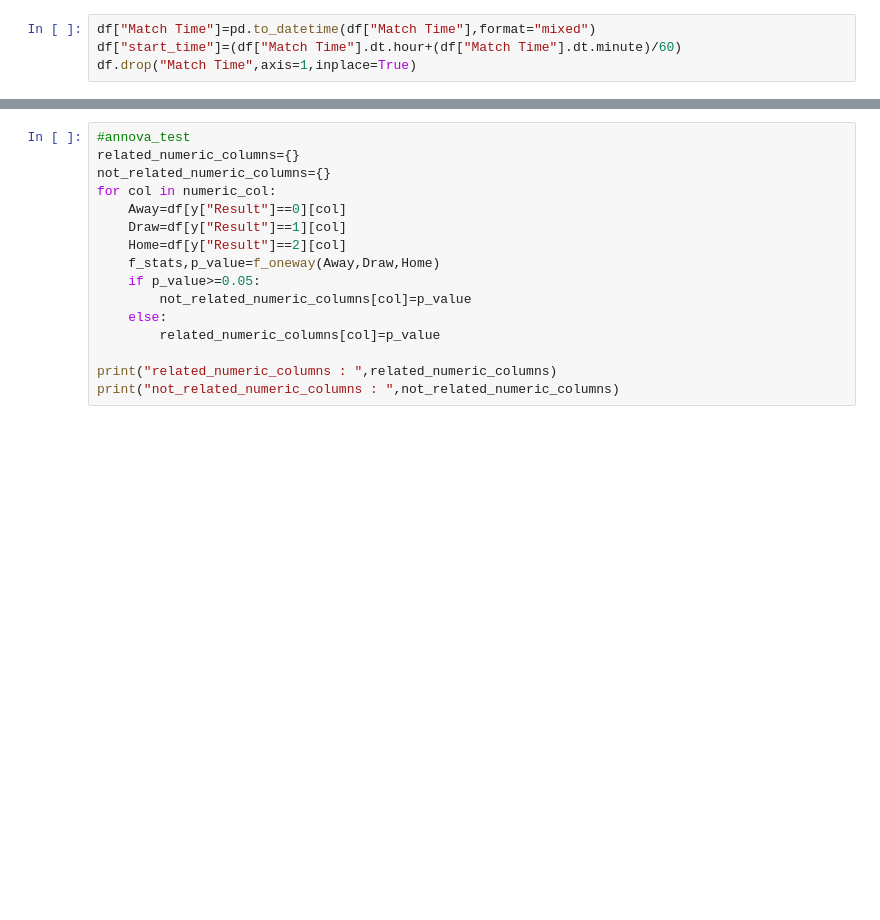
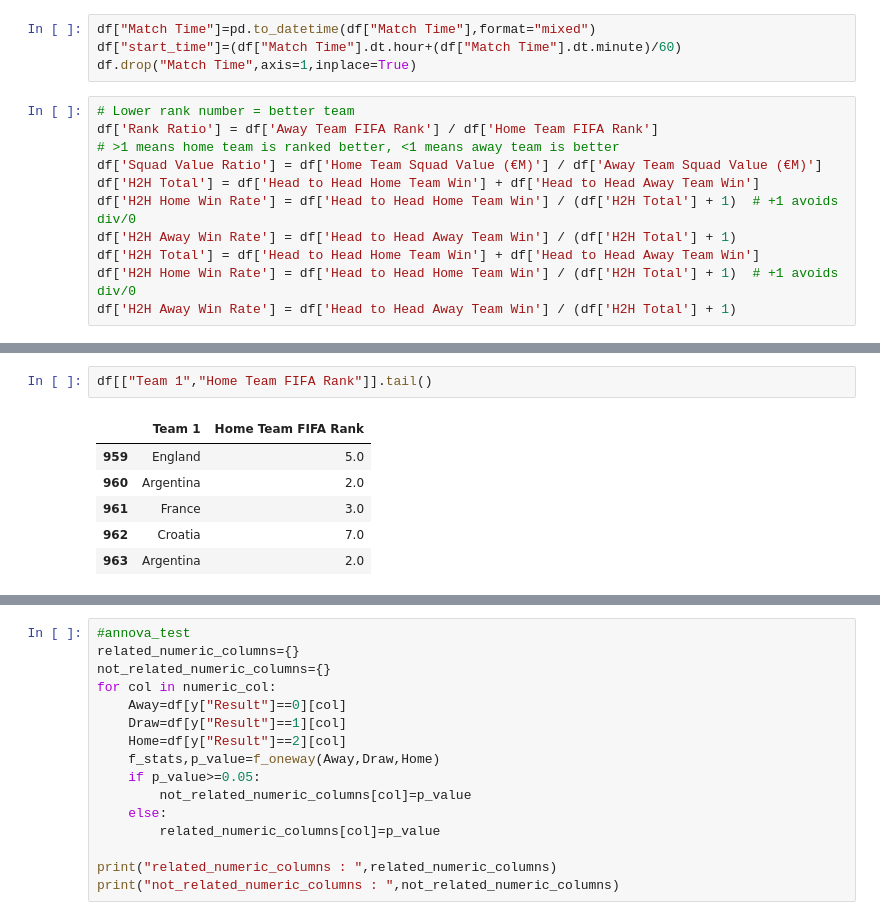
Before and after one commit to Abhieeeh/Fifa-worldcup-2026-prediction-analysis, a Jupyter notebook: preprocessing.ipynb, the cells around one changed output, grey strips where cells are left out. Drawn from its saved outputs; the diff is of its cells as text; blank space fills up the shorter version.

```diff
--- a/preprocessing.ipynb
+++ b/preprocessing.ipynb
@@ -128,3 +127,14 @@ df.head()
 df["Match Time"]=pd.to_datetime(df["Match Time"],format="mixed")
 df["start_time"]=(df["Match Time"].dt.hour+(df["Match Time"].dt.minute)/60)
 df.drop("Match Time",axis=1,inplace=True)
+# %%
+# Lower rank number = better team
+df['Rank Ratio'] = df['Away Team FIFA Rank'] / df['Home Team FIFA Rank']
+# >1 means home team is ranked better, <1 means away team is better
+df['Squad Value Ratio'] = df['Home Team Squad Value (€M)'] / df['Away Team Squad Value (€M)']
+df['H2H Total'] = df['Head to Head Home Team Win'] + df['Head to Head Away Team Win']
+df['H2H Home Win Rate'] = df['Head to Head Home Team Win'] / (df['H2H Total'] + 1)  # +1 avoids div/0
+df['H2H Away Win Rate'] = df['Head to Head Away Team Win'] / (df['H2H Total'] + 1)
+df['H2H Total'] = df['Head to Head Home Team Win'] + df['Head to Head Away Team Win']
+df['H2H Home Win Rate'] = df['Head to Head Home Team Win'] / (df['H2H Total'] + 1)  # +1 avoids div/0
+df['H2H Away Win Rate'] = df['Head to Head Away Team Win'] / (df['H2H Total'] + 1)
@@ -149,3 +163,12 @@ df
+# %%
+df[["Team 1","Home Team FIFA Rank"]].tail()
+# %% [output]
+|  | Team 1 | Home Team FIFA Rank |
+| 959 | England | 5.0 |
+| 960 | Argentina | 2.0 |
+| 961 | France | 3.0 |
+| 962 | Croatia | 7.0 |
+| 963 | Argentina | 2.0 |
 # %%
 df["Team value difference"]=(df["Home Team Squad Value (€M)"]-df["Away Team Squad Value (€M)"])
 #df["Away Team value advantage"]=(df["Away Team Squad Value (€M)"]>df["Home Team Squad Value (€M)"]).astype(int)
```
Also changed, not shown: parts of 22 cells of this notebook.
